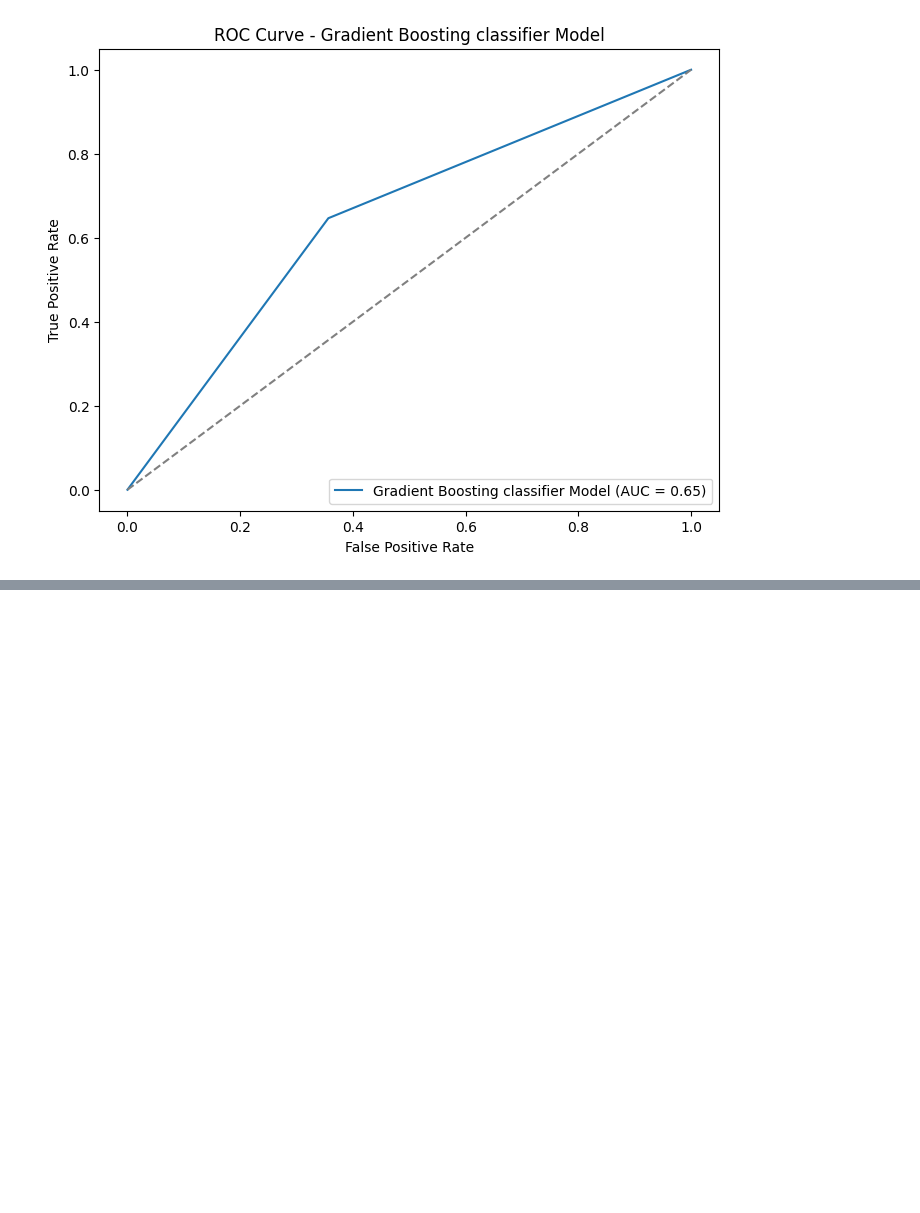
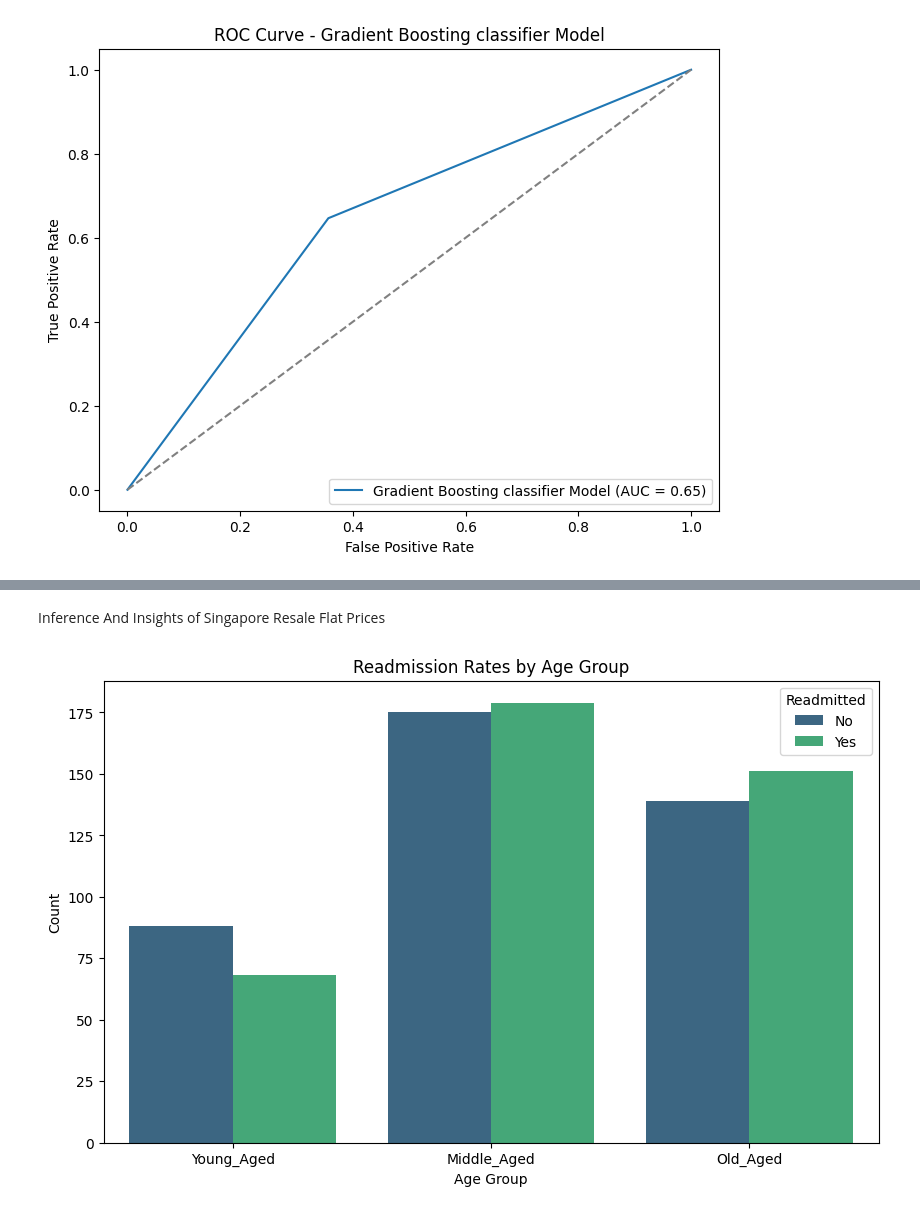
Before and after one commit to sreejith1212/hospital-readmission-prediction, a Jupyter notebook: hospital_readmission_predictor.ipynb, the cells around one changed output, grey strips where cells are left out. Cells and saved outputs as stored; diff of their text form; code cells hidden in the pictures; blank space fills up the shorter version.

Commit message:
updated readmission ui

```diff
--- a/hospital_readmission_predictor.ipynb
+++ b/hospital_readmission_predictor.ipynb
@@ -519,6 +523,11 @@ X_test['Num_Diagnoses_Group'] = pd.cut(X_test['Num_Diagnoses'], bins=num_diagnos
 X_test['Num_Medications_Group'] = pd.cut(X_test['Num_Medications'], bins=num_medications_bins, labels=num_medications_labels)
 
 X_test['Num_Lab_Procedures_Group'] = pd.cut(X_test['Num_Lab_Procedures'], bins=num_lab_procedures_bins, labels=num_lab_procedures_labels)
+# %%
+
+insights_df = X_train.copy()
+insights_df['Readmitted'] = Y_train
+insights_df.to_csv("insights.csv")
 # %%
 fig, axes = plt.subplots(2, 2, figsize = (12, 10))
 axes = axes.flatten()
@@ -1053,0 +1082,13 @@ SyntaxError: invalid syntax (933339164.py, line 1)
+# %% [markdown]
+Inference And Insights of Singapore Resale Flat Prices
+# %%
+# Readmission Rates by Age Group
+plt.figure(figsize=(10, 6))
+sns.countplot(x='Age_Group', hue='Readmitted', data=insights_df, palette="viridis")
+plt.title('Readmission Rates by Age Group')
+plt.xlabel('Age Group')
+plt.ylabel('Count')
+plt.legend(title='Readmitted')
+plt.show()
+# %% [output]
+[figure, added]
```
Also changed, not shown: parts of 43 cells of this notebook, 4 other files.
